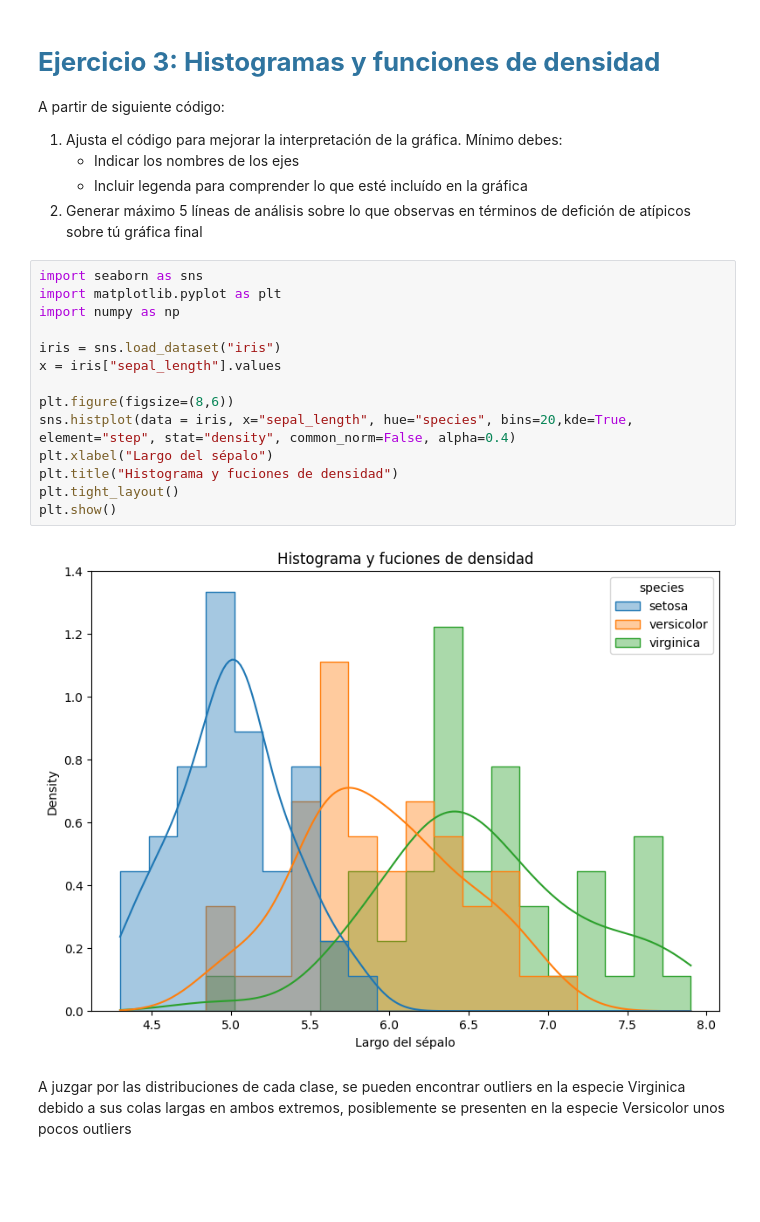
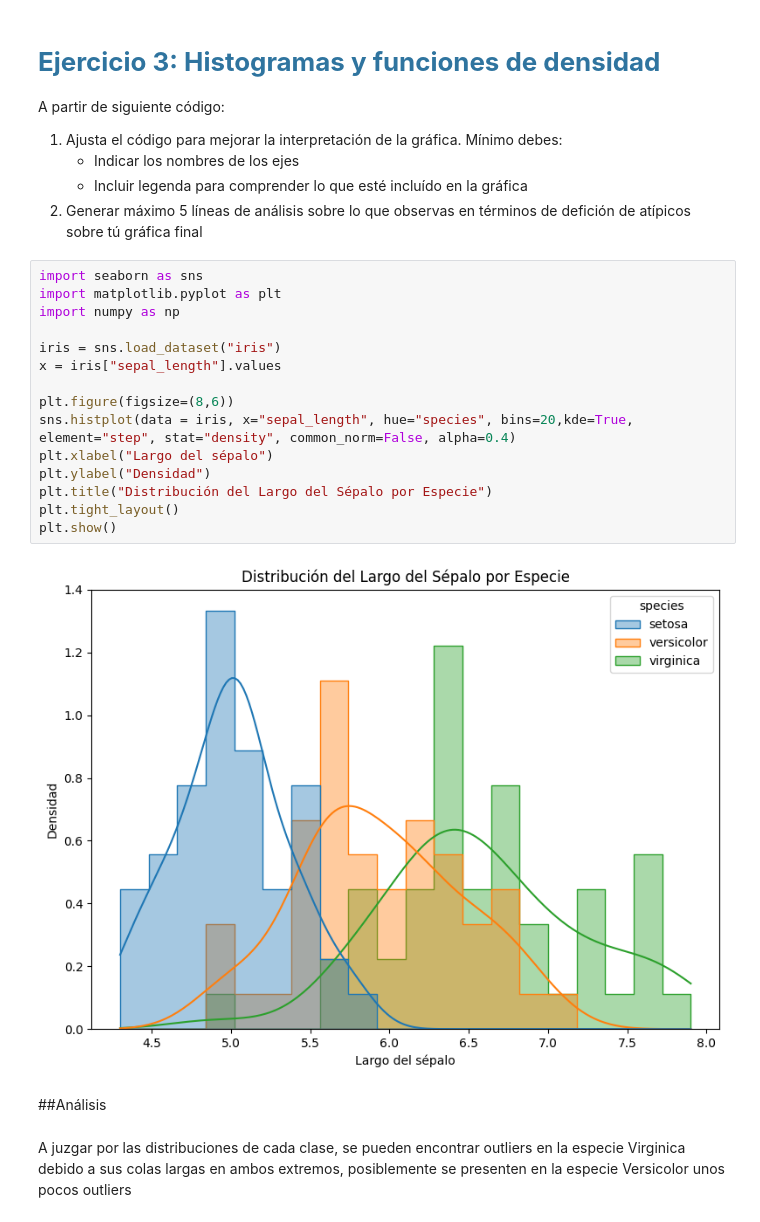
Before and after one commit to AlejandroOrregoRoldan/Analisis-de-Datos, a Jupyter notebook: sesiones_practicas/sp_4_Alejandro_Orrego_Roldan.ipynb, the cells around one changed output. Cells and saved outputs as stored; diff of their text form; blank space fills up the shorter version.

```diff
--- a/sesiones_practicas/sp_4_Alejandro_Orrego_Roldan.ipynb
+++ b/sesiones_practicas/sp_4_Alejandro_Orrego_Roldan.ipynb
@@ -98,19 +103,22 @@ A partir de siguiente código:
 # %%
 import seaborn as sns
 import matplotlib.pyplot as plt
 import numpy as np
 
 iris = sns.load_dataset("iris")
 x = iris["sepal_length"].values
 
 plt.figure(figsize=(8,6))
 sns.histplot(data = iris, x="sepal_length", hue="species", bins=20,kde=True, element="step", stat="density", common_norm=False, alpha=0.4)
 plt.xlabel("Largo del sépalo")
-plt.title("Histograma y fuciones de densidad")
+plt.ylabel("Densidad")
+plt.title("Distribución del Largo del Sépalo por Especie")
 plt.tight_layout()
 plt.show()
 # %% [output]
-[figure, old version]
+[figure, new version]
+# %% [markdown]
+##Análisis
 # %% [markdown]
 A juzgar por las distribuciones de cada clase, se pueden encontrar outliers en la especie Virginica debido a sus colas largas en ambos extremos, posiblemente se presenten en la especie Versicolor unos pocos outliers
 # %% [markdown]
```
Also changed, not shown: parts of 11 cells of this notebook.
